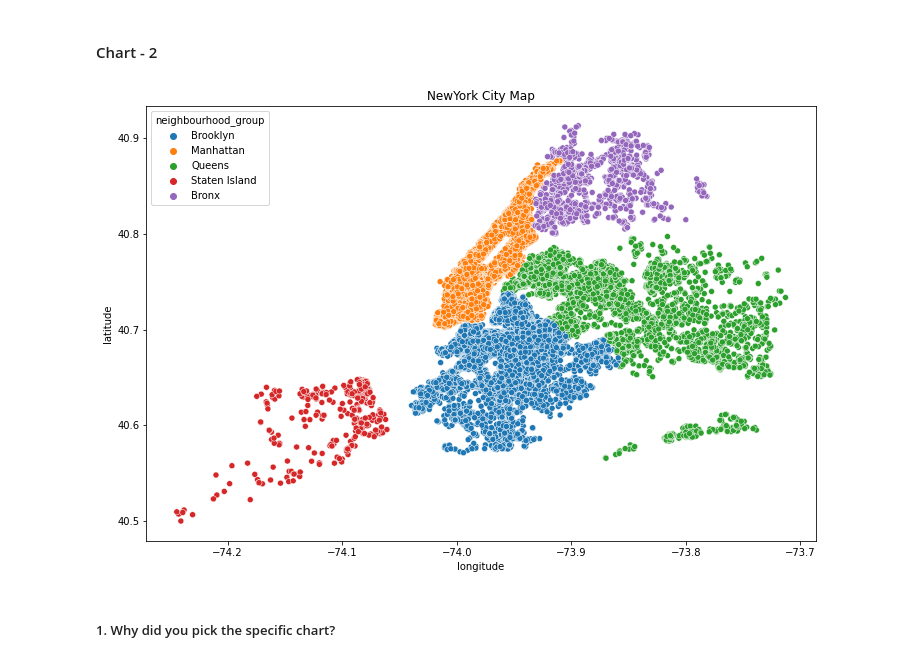
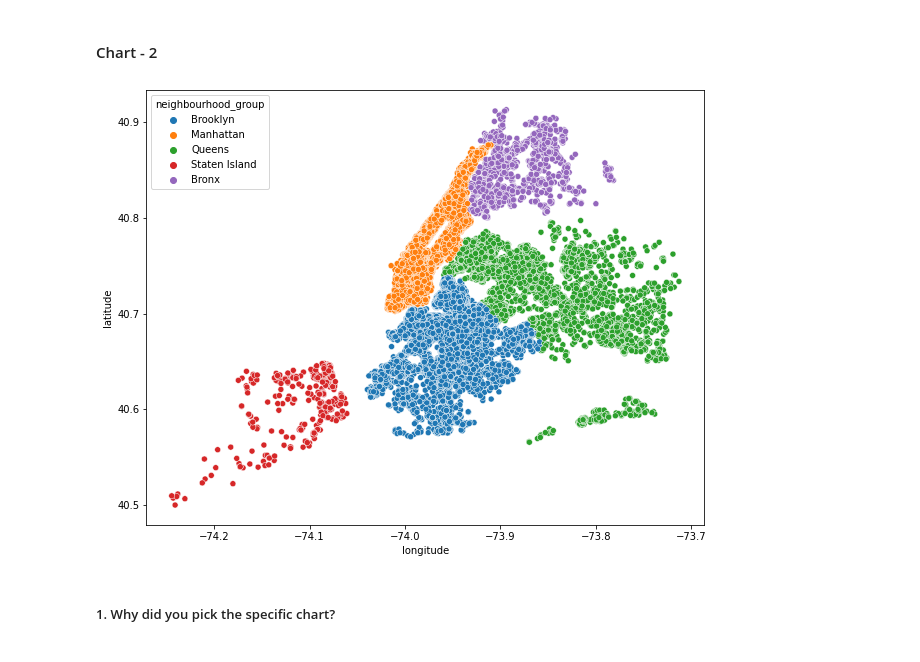
Before and after one commit to HarshadTheOne/AirBnb-Bookings-Analysis, a Jupyter notebook: AirBnb_Booking_Analysis_Capstone_Project.ipynb, the cells around one changed output. Cells and saved outputs as stored; diff of their text form; code cells hidden in the pictures.

```diff
--- a/AirBnb_Booking_Analysis_Capstone_Project.ipynb
+++ b/AirBnb_Booking_Analysis_Capstone_Project.ipynb
@@ -289,12 +289,11 @@ Answer Here
 #### Chart - 2
 # %%
 # Chart - 2 visualization code
-plt.figure(figsize=(12,8))
-sns.scatterplot(df_new.longitude, df_new.latitude, hue=df_new.neighbourhood_group)
-plt.title('NewYork City Map')
+plt.figure(figsize=(10,8))
+sns.scatterplot(x=df_new.longitude,y=df_new.latitude,hue=df_new.neighbourhood_group)
 plt.show()
 # %% [output]
-[figure, old version]
+[figure, new version]
 # %% [markdown]
 ##### 1. Why did you pick the specific chart?
 # %% [markdown]
```
Also changed, not shown: parts of 7 cells of this notebook.
